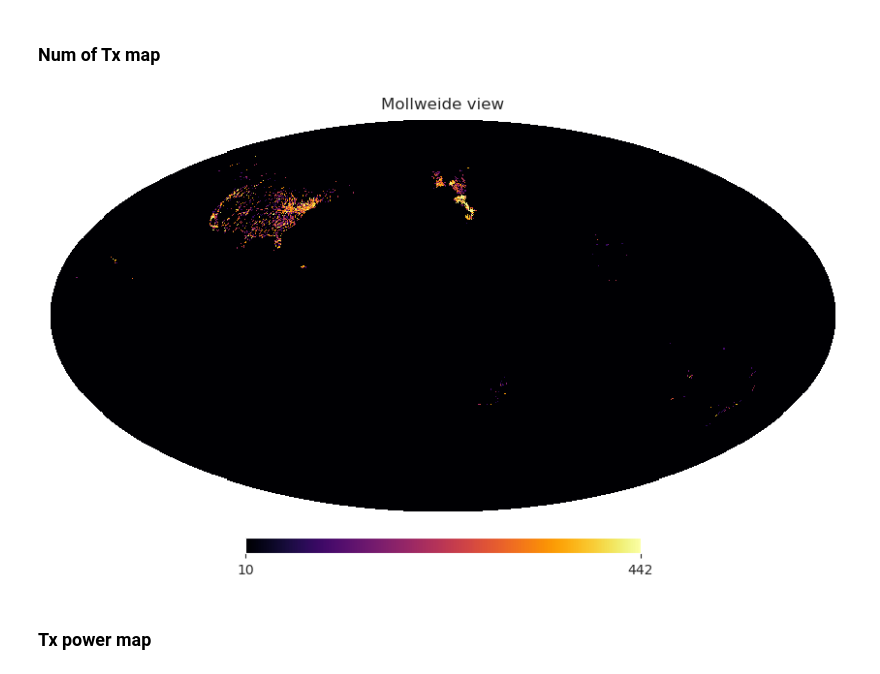
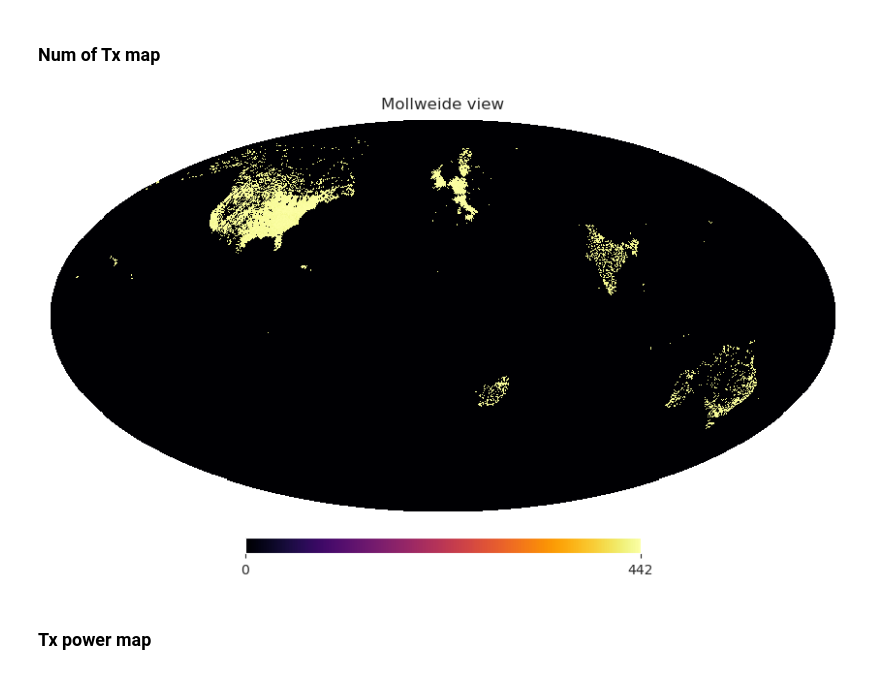
Before and after one commit to Bharatcs/rfi, a Jupyter notebook: Project/Stat_model_STARFIRE.ipynb, the cells around one changed output. Drawn from its saved outputs; the diff is of its cells as text; code cells hidden in the pictures.

```diff
--- a/Project/Stat_model_STARFIRE.ipynb
+++ b/Project/Stat_model_STARFIRE.ipynb
@@ -77,11 +77,11 @@ pixel_128=hp.ang2pix(128,lon_128,lat_128,lonlat=True)
 # %%
 Tx_num_128=np.zeros(hp.nside2npix(128))
 for pix in pixel_128:
     Tx_num_128[pix]+=1
-hp.mollview(Tx_num_128,flip='geo',min=10,cmap='inferno',norm='hist')
+hp.mollview(Tx_num_128,flip='geo',min=0,cmap='inferno',norm='hist')
 plt.show()
 # %% [output]
-[figure, old version]
+[figure, new version]
 # %% [markdown]
 ### Tx power map
 # %%
```
Also changed, not shown: parts of 6 cells of this notebook, 2 other files.
